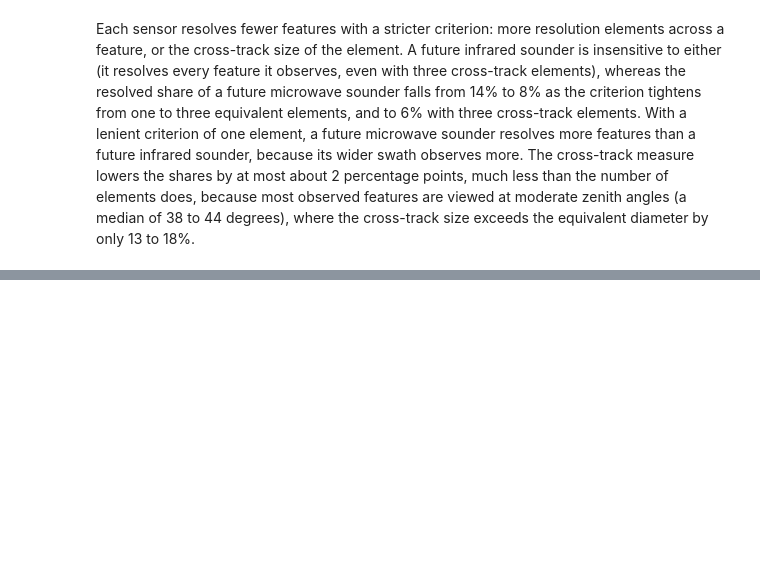
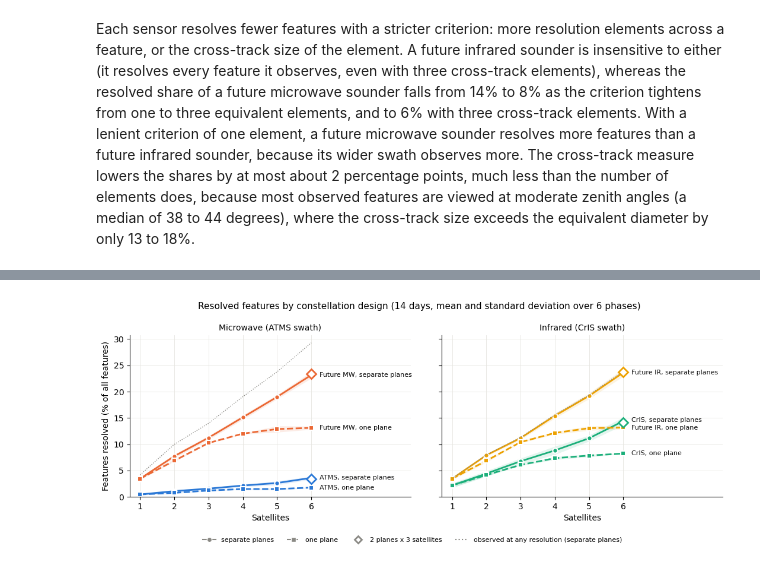
Before and after one commit to code-lab-org/tatc, a Jupyter notebook: docs/examples/RunOSSEMonsoon.ipynb, the cells around one changed output, grey strips where cells are left out. Drawn from its saved outputs; the diff is of its cells as text; code cells hidden in the pictures; blank space fills up the shorter version.

```diff
--- a/docs/examples/RunOSSEMonsoon.ipynb
+++ b/docs/examples/RunOSSEMonsoon.ipynb
@@ -533,0 +663,45 @@ Each sensor resolves fewer features with a stricter criterion: more resolution e
+# %%
+STRATEGIES = {"separate planes": ("-", "o"), "one plane": ("--", "s")}
+
+fig, axes = plt.subplots(1, 2, figsize=(11, 4.2), sharey=True)
+for ax, (title, pair) in zip(
+    axes, {"Microwave (ATMS swath)": ("ATMS", "Future MW"), "Infrared (CrIS swath)": ("CrIS", "Future IR")}.items()
+):
+    ends = []
+    for sensor in pair:
+        color = SENSOR_COLORS[sensor]
+        for strategy, (ls, marker) in STRATEGIES.items():
+            selected = trade[(trade.sensor == sensor) & ((trade.planes == 1) if strategy == "one plane" else (trade.per_plane == 1))]
+            stats = selected.groupby("satellites")["resolved"].agg(["mean", "std"])
+            ax.fill_between(stats.index, stats["mean"] - stats["std"], stats["mean"] + stats["std"], color=color, alpha=0.12, lw=0)
+            ax.plot(stats.index, stats["mean"], ls=ls, marker=marker, ms=6, lw=2, color=color, mec="white", mew=1.5)
+            ends.append([stats["mean"].iloc[-1], f"{sensor}, {strategy}"])
+        two_planes = trade[(trade.sensor == sensor) & (trade.planes == 2) & (trade.per_plane == 3)]["resolved"].mean()
+        ax.plot(6, two_planes, marker="D", ms=8, color="white", mec=color, mew=2, zorder=3)
+    # direct labels at the line ends, nudged apart so that they do not overlap
+    ends.sort()
+    for i in range(1, len(ends)):
+        ends[i][0] = max(ends[i][0], ends[i - 1][0] + 1.4)
+    for y, label in ends:
+        ax.annotate(label, (6, y), xytext=(10, 0), textcoords="offset points", va="center", fontsize=8, color=INK)
+    # the features observed at any resolution, with separate planes: the most that any sensor can resolve
+    observed = trade[(trade.sensor == pair[0]) & (trade.per_plane == 1)].groupby("satellites")["observed"].mean()
+    ax.plot(observed.index, observed, color=GRAY, lw=1, ls=":")
+    ax.set(title=title, xlabel="Satellites", xticks=range(1, 7), xlim=(0.7, 8.9))
+    ax.title.set_fontsize(10)
+axes[0].set(ylabel="Features resolved (% of all features)", ylim=(0, None))
+legend = [
+    plt.Line2D([], [], color=GRAY, ls="-", marker="o", mec="white", label="separate planes"),
+    plt.Line2D([], [], color=GRAY, ls="--", marker="s", mec="white", label="one plane"),
+    plt.Line2D([], [], color=GRAY, ls="none", marker="D", mfc="white", mew=2, label="2 planes x 3 satellites"),
+    plt.Line2D([], [], color=GRAY, ls=":", label="observed at any resolution (separate planes)"),
+]
+fig.legend(handles=legend, loc="lower center", ncol=4, fontsize=8, frameon=False)
+fig.suptitle(
+    f"Resolved features by constellation design ({TRADE_DURATION.days} days, mean and standard deviation over {N_DRAWS} phases)",
+    fontsize=11,
+)
+fig.tight_layout(rect=(0, 0.06, 1, 1))
+plt.show()
+# %% [output]
+[figure, added]
```
Also changed, not shown: parts of 15 cells of this notebook.
